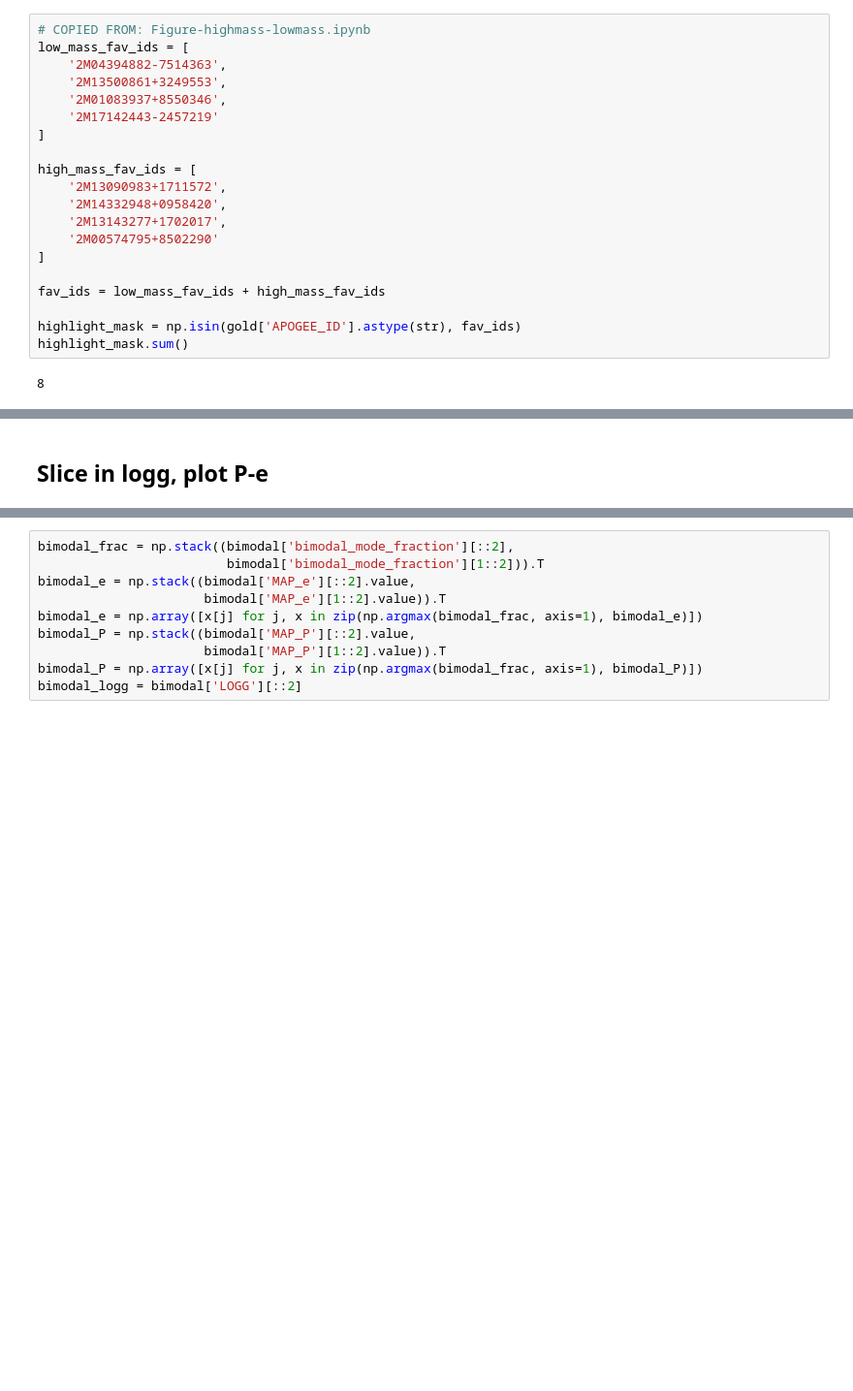
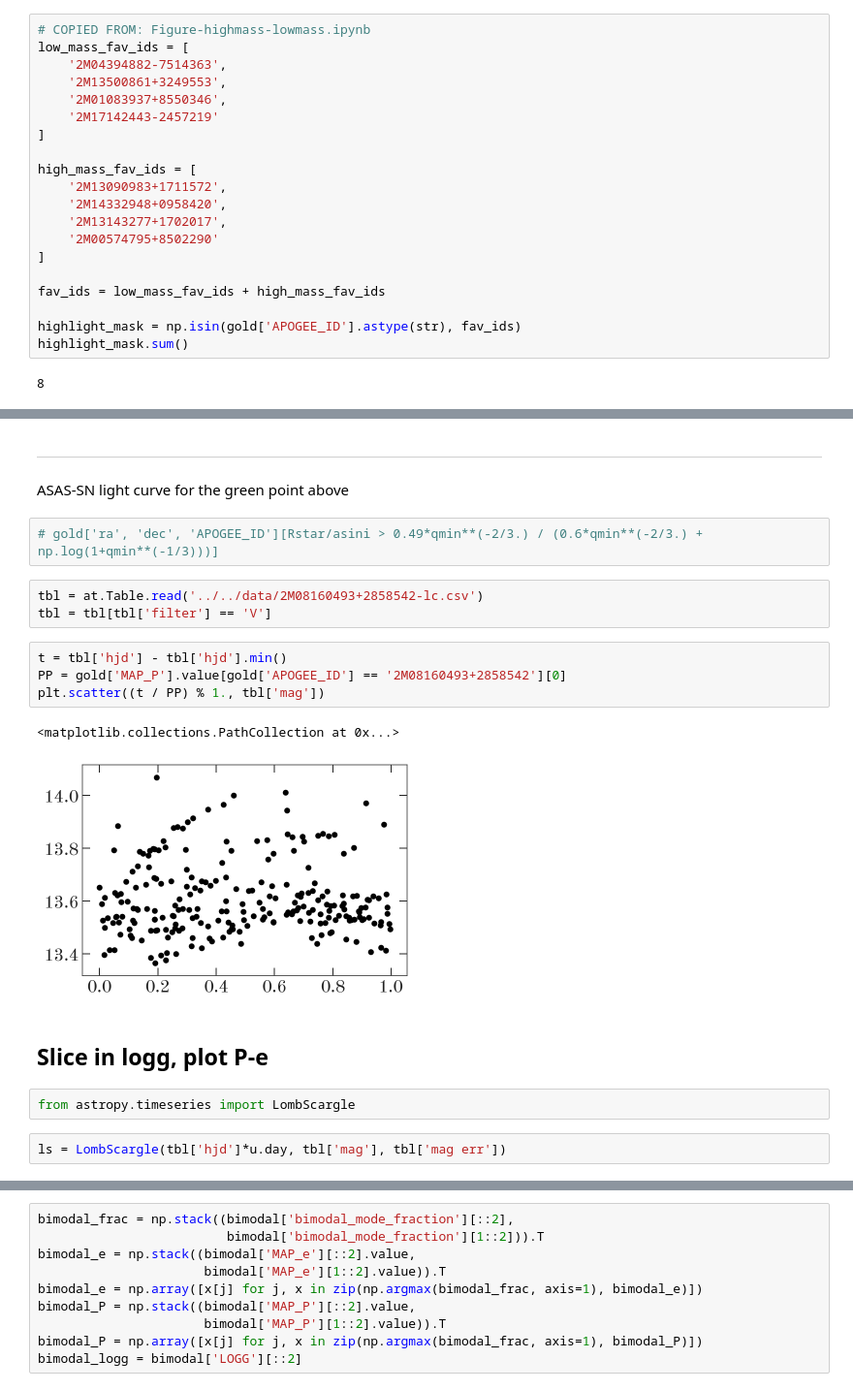
Before and after one commit to adrn/apogee-dr16-vac, a Jupyter notebook: notebooks/figures/Figure-gold-sample.ipynb, the cells around one changed output, grey strips where cells are left out. Shown at 97% size. Saved outputs shown, nothing was run; the diff lists cells and outputs as text; blank space fills up the shorter version.

```diff
--- a/notebooks/figures/Figure-gold-sample.ipynb
+++ b/notebooks/figures/Figure-gold-sample.ipynb
@@ -243,5 +257,25 @@ fig.suptitle('Gold Sample: Primary and Companion Masses', fontsize=18)
 fig.savefig(os.path.join(figure_path, 'm2_m1_roche.pdf'), dpi=250)
 # %% [output]
 [figure]
+# %% [markdown]
+---
+
+ASAS-SN light curve for the green point above
+# %%
+# gold['ra', 'dec', 'APOGEE_ID'][Rstar/asini > 0.49*qmin**(-2/3.) / (0.6*qmin**(-2/3.) + np.log(1+qmin**(-1/3)))]
+# %%
+tbl = at.Table.read('../../data/2M08160493+2858542-lc.csv')
+tbl = tbl[tbl['filter'] == 'V']
+# %%
+t = tbl['hjd'] - tbl['hjd'].min()
+PP = gold['MAP_P'].value[gold['APOGEE_ID'] == '2M08160493+2858542'][0]
+plt.scatter((t / PP) % 1., tbl['mag'])
+# %% [output]
+<matplotlib.collections.PathCollection at 0x...>
+[figure, added]
 # %% [markdown]
 ## Slice in logg, plot P-e
+# %%
+from astropy.timeseries import LombScargle
+# %%
+ls = LombScargle(tbl['hjd']*u.day, tbl['mag'], tbl['mag err'])
```
Also changed, not shown: parts of 4 cells of this notebook, 5 other files.
